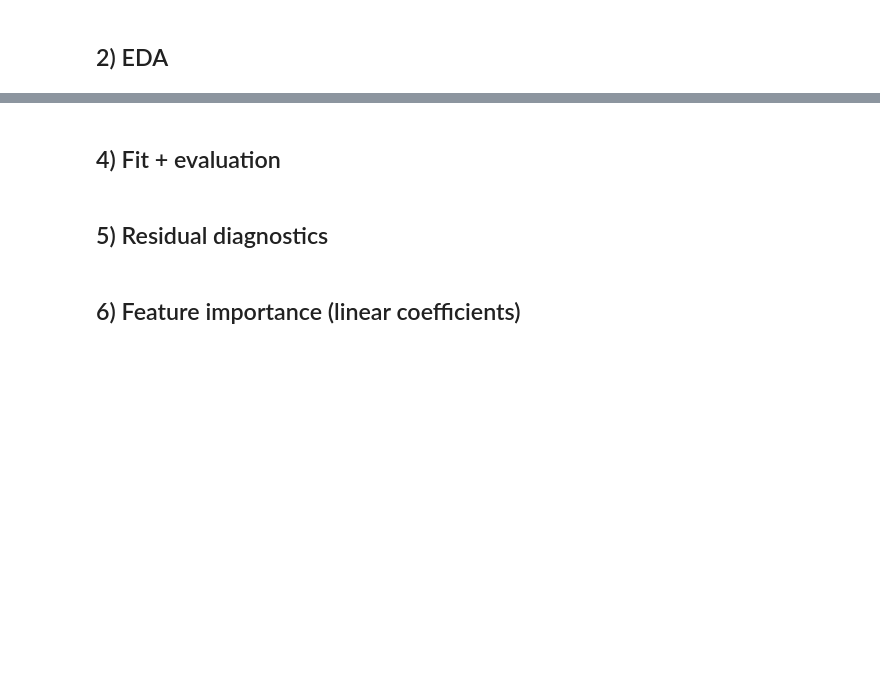
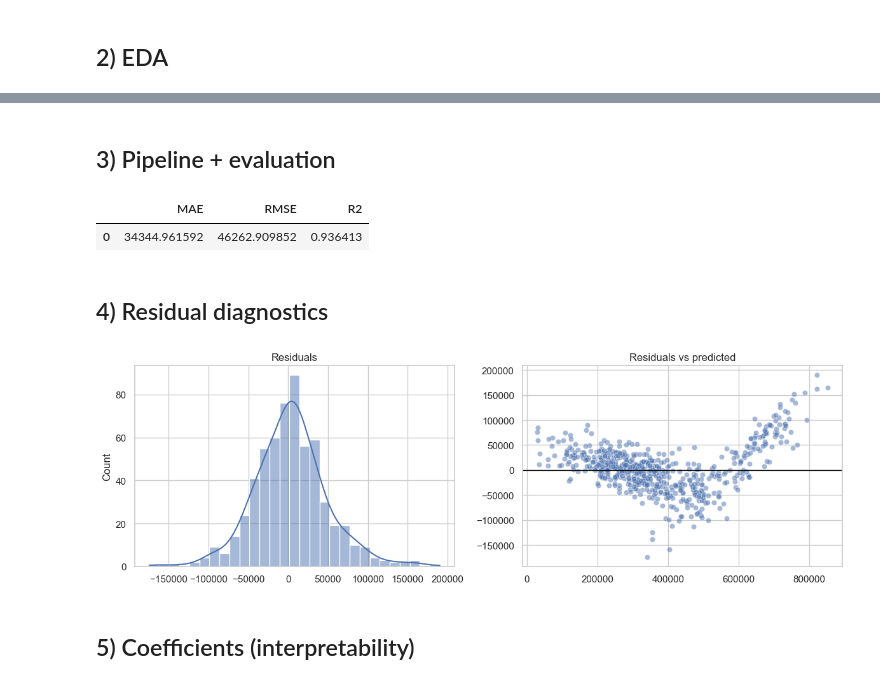
Before and after one commit to Brainfeed-1996/advanced-ml-mastery-collection, a Jupyter notebook: core/01-Linear-Regression-Housing.ipynb, the cells around one changed output, grey strips where cells are left out. Cells and saved outputs as stored; diff of their text form; code cells hidden in the pictures; blank space fills up the shorter version.

```diff
--- a/core/01-Linear-Regression-Housing.ipynb
+++ b/core/01-Linear-Regression-Housing.ipynb
@@ -73,28 +65,27 @@ plt.tight_layout(); plt.show()
+# %% [markdown]
+## 3) Pipeline + evaluation
 # %%
-X = df.drop(columns=['price_eur'])
-y = df['price_eur']
-X_train, X_test, y_train, y_test = train_test_split(X, y, test_size=0.2, random_state=42)
-
-cat_cols = ['city']
-num_cols = [c for c in X.columns if c not in cat_cols]
-
-pre = ColumnTransformer([
-    ('cat', OneHotEncoder(handle_unknown='ignore'), cat_cols),
-    ('num', 'passthrough', num_cols),
-])
-
-model = Ridge(alpha=2.0, random_state=42)
-pipe = Pipeline([('pre', pre), ('model', model)])
-pipe
+X=df.drop(columns=['price_eur']); y=df['price_eur']
+Xtr,Xte,ytr,yte=train_test_split(X,y,test_size=0.2,random_state=42)
+cat=['city']; num=[c for c in X.columns if c not in cat]
+pre=ColumnTransformer([('cat',OneHotEncoder(handle_unknown='ignore'),cat),('num','passthrough',num)])
+pipe=Pipeline([('pre',pre),('model',Ridge(alpha=2.0, random_state=42))])
+pipe.fit(Xtr,ytr)
+pred=pipe.predict(Xte)
+mae=mean_absolute_error(yte,pred); rmse=mean_squared_error(yte,pred,squared=False); r2=r2_score(yte,pred)
+pd.DataFrame({'MAE':[mae],'RMSE':[rmse],'R2':[r2]})
+# %% [output]
+|  | MAE | RMSE | R2 |
+| 0 | 34344.961592 | 46262.909852 | 0.936413 |
 # %% [markdown]
-## 4) Fit + evaluation
+## 4) Residual diagnostics
-# %%
-pipe.fit(X_train, y_train)
-pred = pipe.predict(X_test)
-
-mae = mean_absolute_error(y_test, pred)
-rmse = mean_squared_error(y_test, pred, squared=False)
-r2 = r2_score(y_test, pred)
-pd.DataFrame({'MAE': [mae], 'RMSE':[rmse], 'R2':[r2]})
+# %%
+res=yte.values-pred
+fig,ax=plt.subplots(1,2,figsize=(12,4))
+sns.histplot(res,kde=True,ax=ax[0]); ax[0].set_title('Residuals')
+sns.scatterplot(x=pred,y=res,alpha=0.5,ax=ax[1]); ax[1].axhline(0,color='black',lw=1); ax[1].set_title('Residuals vs predicted')
+plt.tight_layout(); plt.show()
+# %% [output]
+[figure, added]
 # %% [markdown]
-## 5) Residual diagnostics
+## 5) Coefficients (interpretability)
@@ -110,3 +92 @@ plt.tight_layout(); plt.show()
-# %% [markdown]
-## 6) Feature importance (linear coefficients)
 # %%
```
Also changed, not shown: parts of 13 cells of this notebook, 2 other files.
